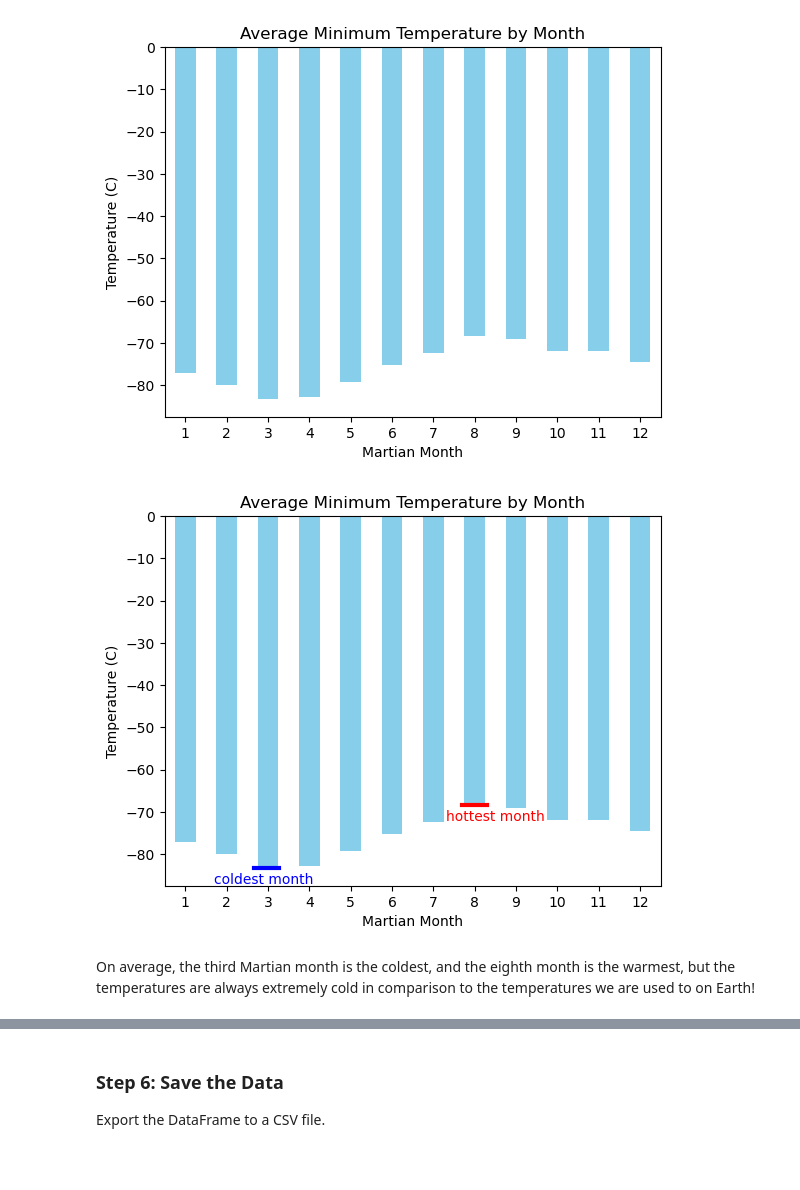
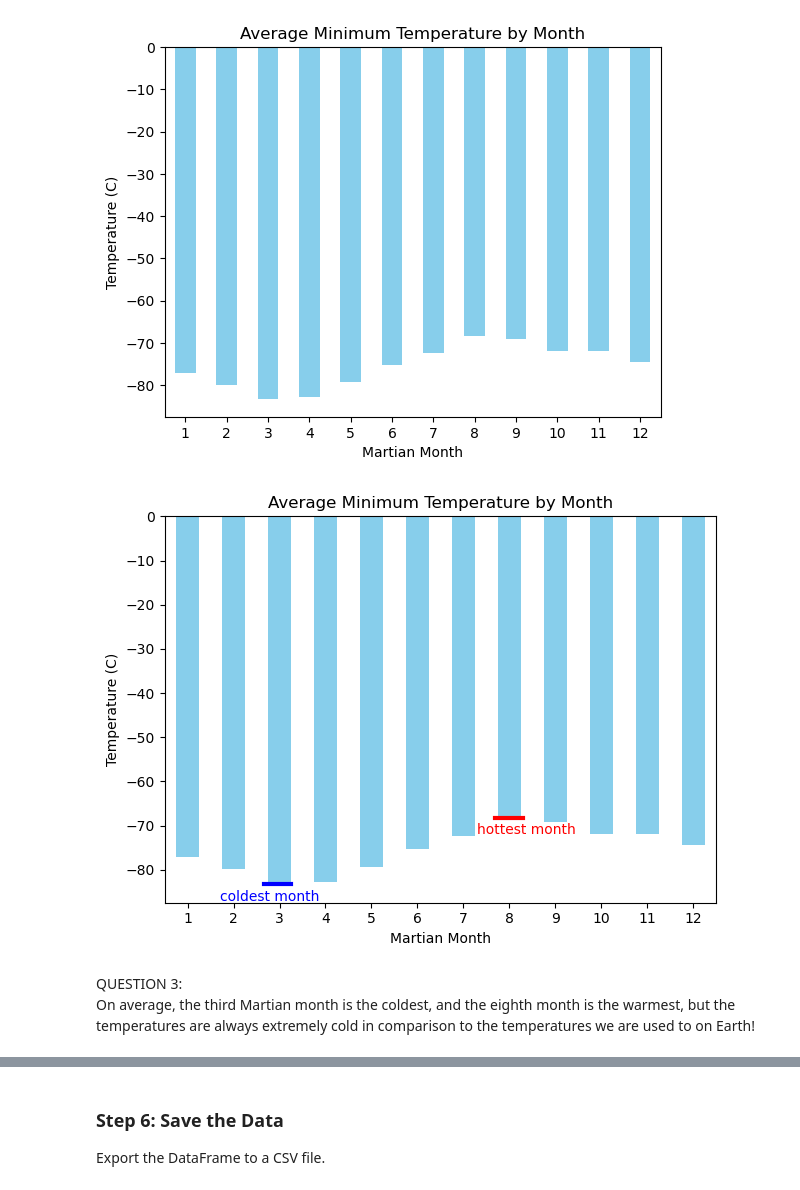
Before and after one commit to andcetera/web-scraping-challenge, a Jupyter notebook: Deliverables/mars_weather.ipynb, the cells around one changed output, grey strips where cells are left out. Cells and saved outputs as stored; diff of their text form; code cells hidden in the pictures; blank space fills up the shorter version.

```diff
--- a/Deliverables/mars_weather.ipynb
+++ b/Deliverables/mars_weather.ipynb
@@ -183,15 +187,17 @@ plt.show()
 # %%
 # Identify the coldest and hottest months in Curiosity's location
 temp_plt()
 plt.axhline(y=ave_temps.max(), color='r', linewidth=3, xmin=0.60, xmax=0.65)
 plt.text(6.3, -72, 'hottest month', color='r')
 plt.axhline(y=ave_temps.min(), color='b', linewidth=3, xmin=0.18, xmax=0.23)
 plt.text(0.7, -87, 'coldest month', color='b')
+plt.tight_layout()
 plt.savefig('../Images/ave_temp.png')
 plt.show()
 # %% [output]
-[figure, old version]
+[figure, new version]
 # %% [markdown]
+QUESTION 3:
 On average, the third Martian month is the coldest, and the eighth month is the warmest, but the temperatures are always extremely cold in comparison to the temperatures we are used to on Earth!
 # %%
 # 4. Average pressure by Martian month
```
Also changed, not shown: parts of 6 cells of this notebook.
